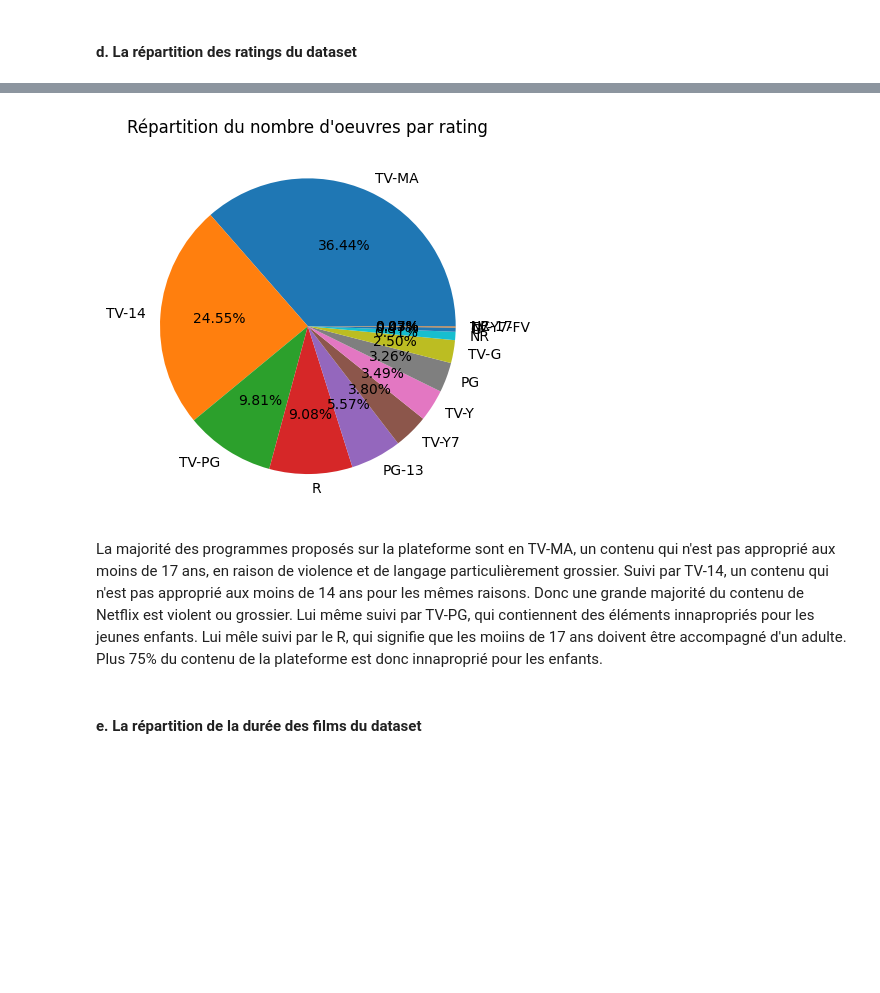
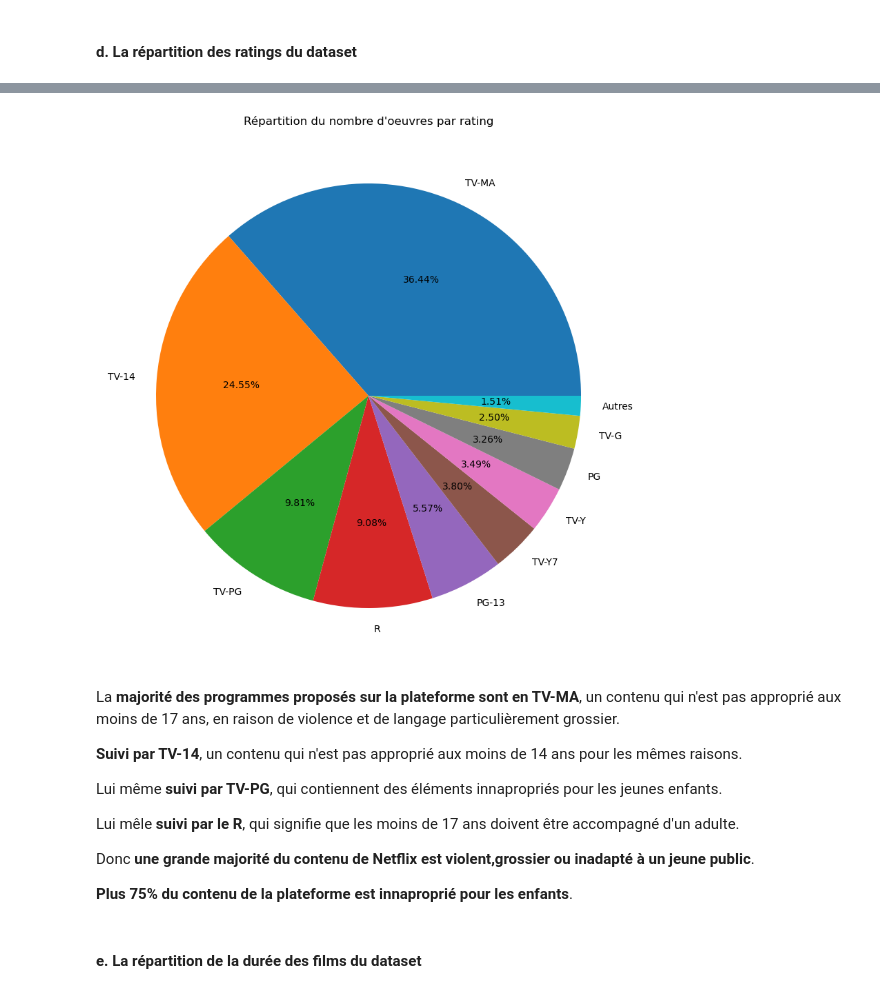
Before and after one commit to leo-carrey/Netflix-Insights, a Jupyter notebook: Netflix Data Analysis.ipynb, the cells around one changed output, grey strips where cells are left out. Cells and saved outputs as stored; diff of their text form; code cells hidden in the pictures; blank space fills up the shorter version.

```diff
--- a/Netflix Data Analysis.ipynb
+++ b/Netflix Data Analysis.ipynb
@@ -694,11 +706,34 @@ plt.show()
-# %%
-plt.pie(x=rating_counts, labels=rating_counts.index, autopct="%.2f%%")
-plt.title("Répartition du nombre d'oeuvres par rating")
-plt.show()
-# %% [output]
-[figure, removed]
+# %%
+# Seuil pour regrouper les petites catégories
+threshold = 0.01  # Par exemple, 1%
+
+# Calculer le pourcentage de chaque catégorie
+percentage = rating_counts / rating_counts.sum()
+
+# Créer une nouvelle série où les petites catégories sont regroupées en 'Autres'
+mask = percentage > threshold
+rating_counts_grouped = rating_counts[mask]
+rating_counts_grouped['Autres'] = rating_counts[~mask].sum()
+
+# Afficher le graphique en camembert
+plt.figure(figsize=(20, 10))
+plt.pie(x=rating_counts_grouped, labels=rating_counts_grouped.index, autopct="%.2f%%")
+plt.title("Répartition du nombre d'oeuvres par rating")
+plt.show()
+# %% [output]
+[figure, added]
 # %% [markdown]
-La majorité des programmes proposés sur la plateforme sont en TV-MA, un contenu qui n'est pas approprié aux moins de 17 ans, en raison de violence et de langage particulièrement grossier. Suivi par TV-14, un contenu qui n'est pas approprié aux moins de 14 ans pour les mêmes raisons. Donc une grande majorité du contenu de Netflix est violent ou grossier. Lui même suivi par TV-PG, qui contiennent des éléments innapropriés pour les jeunes enfants. Lui mêle suivi par le R, qui signifie que les moiins de 17 ans doivent être accompagné d'un adulte. Plus 75% du contenu de la plateforme est donc innaproprié pour les enfants.
+La **majorité des programmes proposés sur la plateforme sont en TV-MA**, un contenu qui n'est pas approprié aux moins de 17 ans, en raison de violence et de langage particulièrement grossier.
+
+**Suivi par TV-14**, un contenu qui n'est pas approprié aux moins de 14 ans pour les mêmes raisons.
+
+Lui même **suivi par TV-PG**, qui contiennent des éléments innapropriés pour les jeunes enfants.
+
+Lui mêle **suivi par le R**, qui signifie que les moins de 17 ans doivent être accompagné d'un adulte.
+
+Donc **une grande majorité du contenu de Netflix est violent,grossier ou inadapté à un jeune public**.
+
+**Plus 75% du contenu de la plateforme est innaproprié pour les enfants**.
 # %% [markdown]
 #### e. La répartition de la durée des films du dataset
 # %%
```
Also changed, not shown: parts of 35 cells of this notebook.
